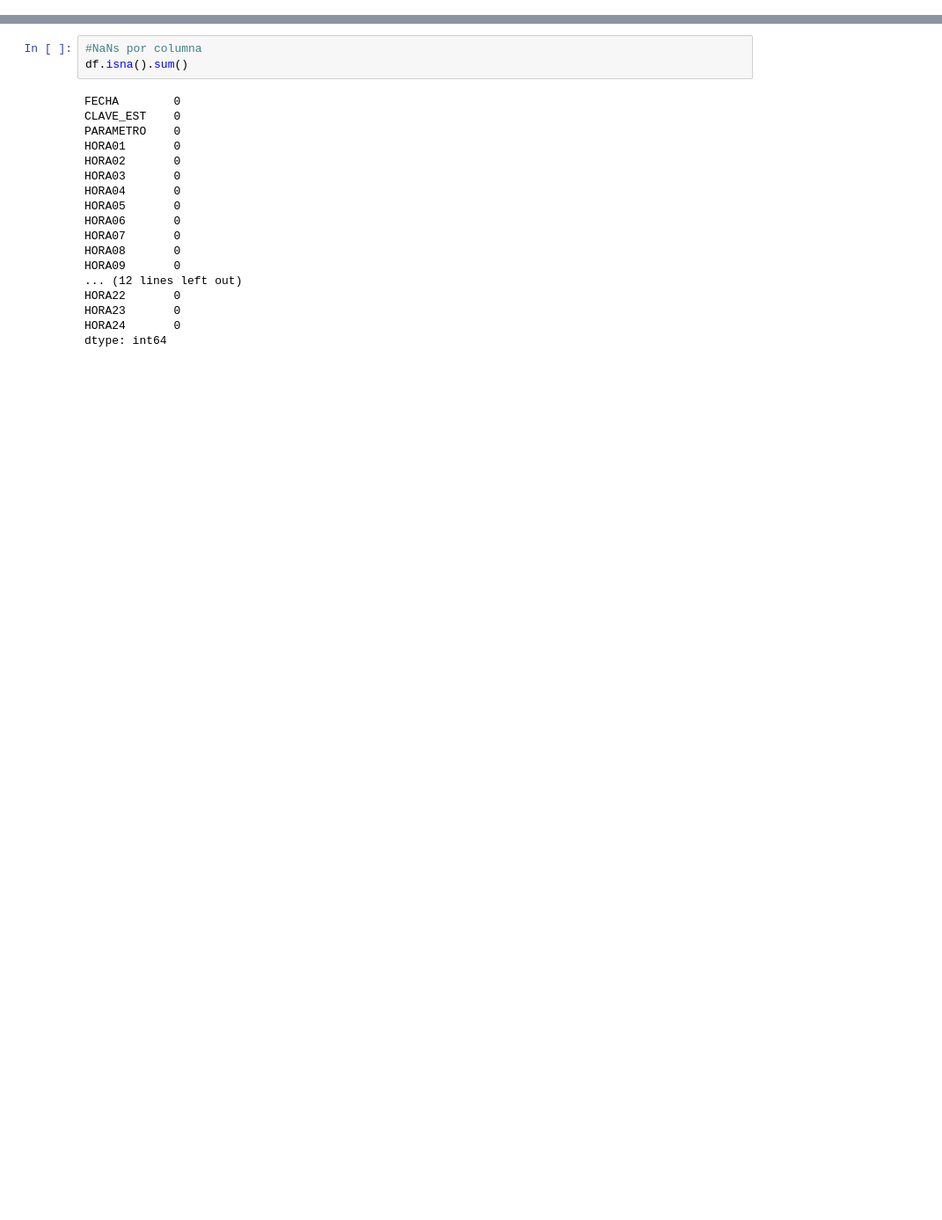
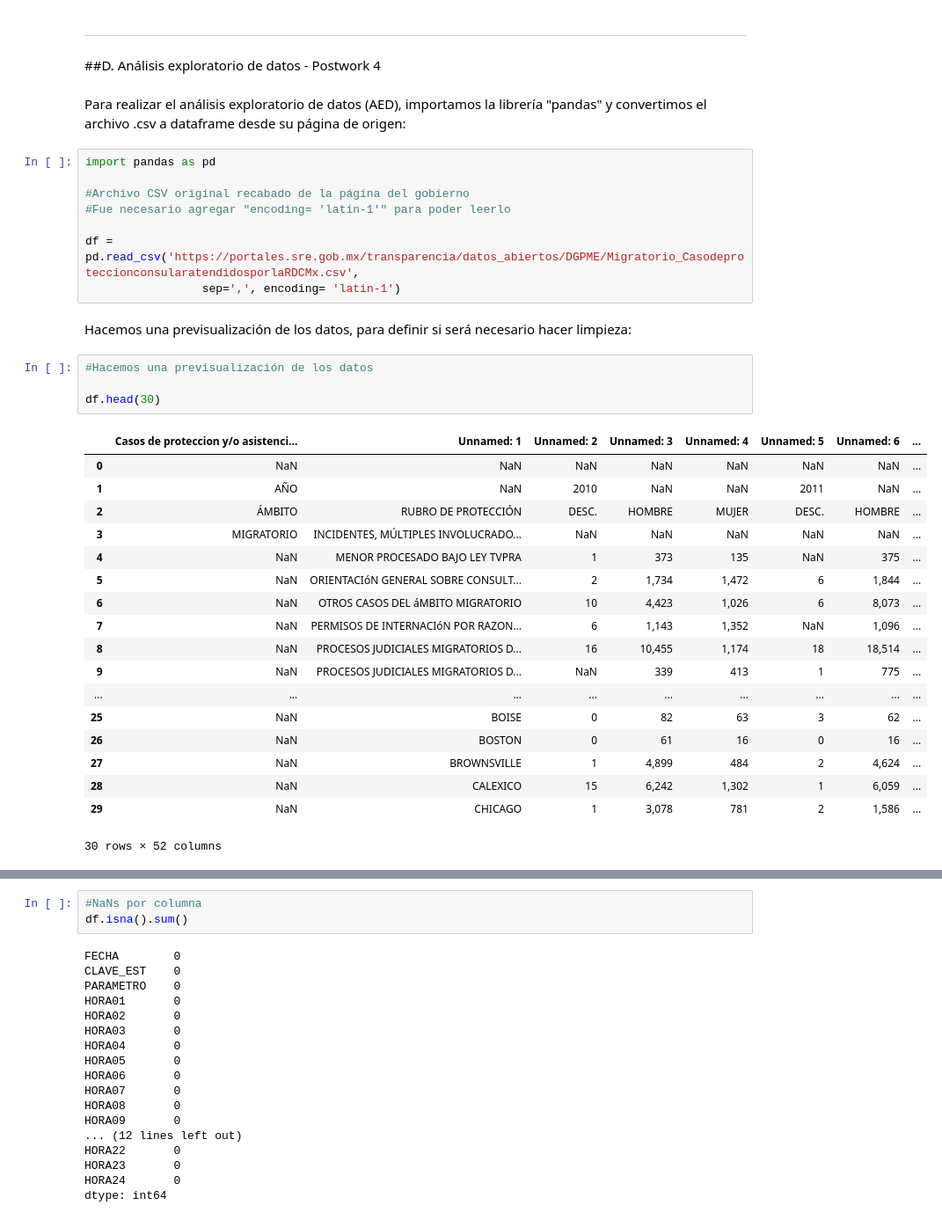
Before and after one commit to JuanMaLR/bedu-equipo4-dataScience-P-FP, a Jupyter notebook: FinalProject.ipynb, the cells around one changed output, grey strips where cells are left out. Shown: that part at 88% size. Drawn from its saved outputs; the diff is of its cells as text; blank space fills up the shorter version.

```diff
--- a/FinalProject.ipynb
+++ b/FinalProject.ipynb
@@ -144,0 +53,38 @@ df.tail(10)
+# %% [markdown]
+---
+##D. Análisis exploratorio de datos - Postwork 4
+# %% [markdown]
+Para realizar el análisis exploratorio de datos (AED), importamos la librería "pandas" y convertimos el archivo .csv a dataframe desde su página de origen:
+# %%
+import pandas as pd
+
+#Archivo CSV original recabado de la página del gobierno
+#Fue necesario agregar "encoding= 'latin-1'" para poder leerlo
+
+df = pd.read_csv('https://portales.sre.gob.mx/transparencia/datos_abiertos/DGPME/Migratorio_CasodeproteccionconsularatendidosporlaRDCMx.csv',
+                 sep=',', encoding= 'latin-1')
+# %% [markdown]
+Hacemos una previsualización de los datos, para definir si será necesario hacer limpieza:
+# %%
+#Hacemos una previsualización de los datos
+
+df.head(30)
+# %% [output]
+|  | Casos de proteccion y/o asistenci... | Unnamed: 1 | Unnamed: 2 | Unnamed: 3 | Unnamed: 4 | Unnamed: 5 | Unnamed: 6 | ... |
+| 0 | NaN | NaN | NaN | NaN | NaN | NaN | NaN | ... |
+| 1 | AÑO | NaN | 2010 | NaN | NaN | 2011 | NaN | ... |
+| 2 | ÁMBITO | RUBRO DE PROTECCIÓN | DESC. | HOMBRE | MUJER | DESC. | HOMBRE | ... |
+| 3 | MIGRATORIO | INCIDENTES, MÚLTIPLES INVOLUCRADO... | NaN | NaN | NaN | NaN | NaN | ... |
+| 4 | NaN | MENOR PROCESADO BAJO LEY TVPRA | 1 | 373 | 135 | NaN | 375 | ... |
+| 5 | NaN | ORIENTACIóN GENERAL SOBRE CONSULT... | 2 | 1,734 | 1,472 | 6 | 1,844 | ... |
+| 6 | NaN | OTROS CASOS DEL áMBITO MIGRATORIO | 10 | 4,423 | 1,026 | 6 | 8,073 | ... |
+| 7 | NaN | PERMISOS DE INTERNACIóN POR RAZON... | 6 | 1,143 | 1,352 | NaN | 1,096 | ... |
+| 8 | NaN | PROCESOS JUDICIALES MIGRATORIOS D... | 16 | 10,455 | 1,174 | 18 | 18,514 | ... |
+| 9 | NaN | PROCESOS JUDICIALES MIGRATORIOS D... | NaN | 339 | 413 | 1 | 775 | ... |
+| ... | ... | ... | ... | ... | ... | ... | ... | ... |
+| 25 | NaN | BOISE | 0 | 82 | 63 | 3 | 62 | ... |
+| 26 | NaN | BOSTON | 0 | 61 | 16 | 0 | 16 | ... |
+| 27 | NaN | BROWNSVILLE | 1 | 4,899 | 484 | 2 | 4,624 | ... |
+| 28 | NaN | CALEXICO | 15 | 6,242 | 1,302 | 1 | 6,059 | ... |
+| 29 | NaN | CHICAGO | 1 | 3,078 | 781 | 2 | 1,586 | ... |
+30 rows × 52 columns
```
Also changed, not shown: parts of 45 cells of this notebook.
